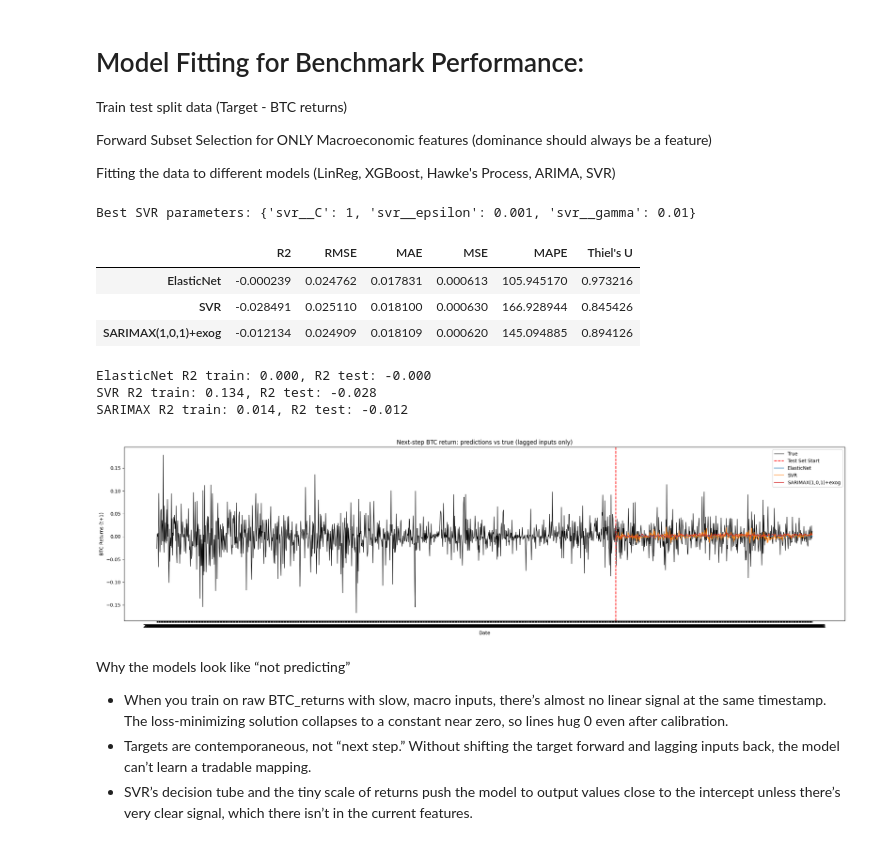
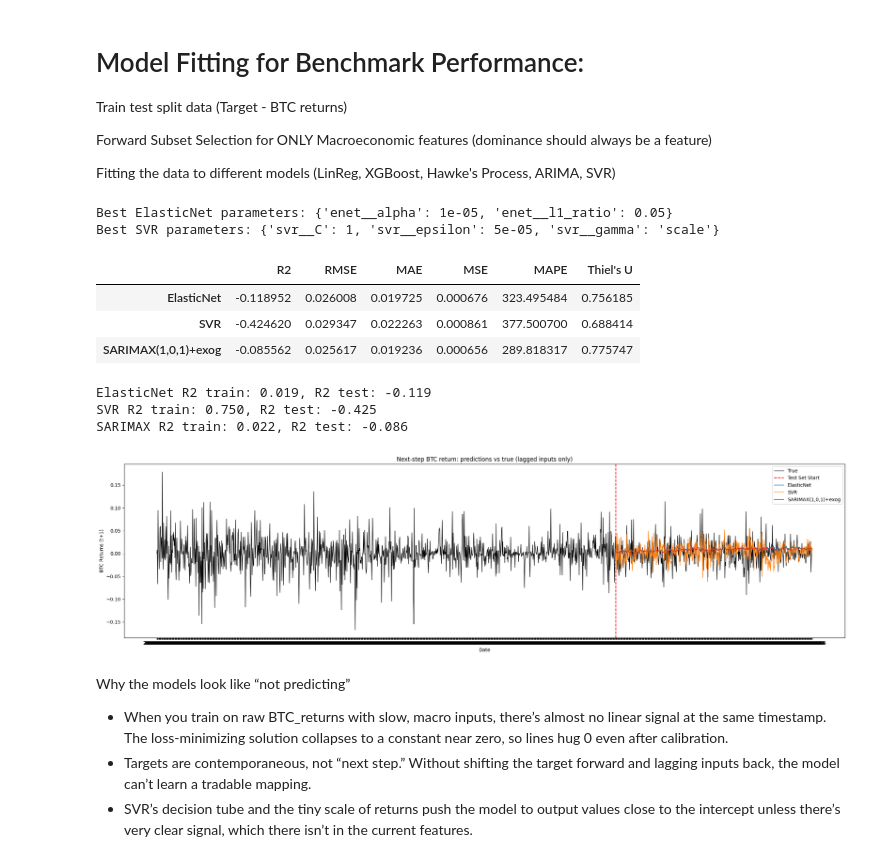
Before and after one commit to ohmjariwala/BTC-Return-Forecasting, a Jupyter notebook: btc_swing.ipynb, the cells around one changed output. Saved outputs shown, nothing was run; the diff lists cells and outputs as text; code cells hidden in the pictures.

```diff
--- a/btc_swing.ipynb
+++ b/btc_swing.ipynb
@@ -558,7 +558,6 @@ else:
         print("No FRED data was downloaded.")
 
 fred_data = fred_data.fillna(method='ffill')
-fred_data = fred_data.fillna(method='bfill')
 # %% [output]
 Downloaded FRED data:
 # %%
@@ -1149,0 +1149,15 @@ df_merged
+# %%
+# FEATURE ENGINEERING: use macro features at their levels (no percentage normalization)
+import numpy as np
+import pandas as pd
+
+if 'df_merged' not in globals():
+    raise RuntimeError("df_merged not found. Run previous cells to build df_merged.")
+
+# Optionally drop any previously-created percentage columns to avoid accidental use
+pct_cols_existing = [c for c in df_merged.columns if c.endswith('_pct')]
+if pct_cols_existing:
+    df_merged = df_merged.drop(columns=pct_cols_existing)
+    print(f"Removed {len(pct_cols_existing)} previously-created *_pct columns. Keeping level features only.")
+else:
+    print("No *_pct columns found. Using level macro features as-is.")
@@ -1163,8 +1179,8 @@ import warnings
 from sklearn.model_selection import TimeSeriesSplit, GridSearchCV
 from sklearn.pipeline import Pipeline
 from sklearn.preprocessing import StandardScaler
-from sklearn.linear_model import ElasticNetCV, LinearRegression
-from sklearn.metrics import r2_score, mean_squared_error, mean_absolute_error
+from sklearn.linear_model import ElasticNet, ElasticNetCV, LinearRegression
+from sklearn.metrics import r2_score, mean_squared_error, mean_absolute_error, make_scorer
 from sklearn.svm import SVR
 from statsmodels.tsa.statespace.sarimax import SARIMAX
 from statsmodels.tools.sm_exceptions import ConvergenceWarning
@@ -1196,10 +1212,11 @@ def eval_metrics(y_true, y_pred):
 
 # ----- Build a forecasting dataset: y(t+1) from only info available at t -----
 macro_features = ['GASREGW', 'DCOILWTICO', 'WTISPLC']
+# Use level macro features (no percentage normalization) with a 1-day lag
 present_macros = [c for c in macro_features if c in df_merged.columns]
 if len(present_macros) != len(macro_features):
-    missing = [c for c in macro_features if c not in present_macros]
-    print(f"Warning: missing macro features: {missing}")
+    missing = [c for c in macro_features if c not in df_merged.columns]
+    print(f"Warning: missing macro level features: {missing}")
 
 df = df_merged.sort_index().copy()
 
@@ -1238,14 +1255,22 @@ preds_test = {}
 
 # ----- ElasticNet (robust for tiny signals) -----
 tscv = TimeSeriesSplit(n_splits=5)
-enet = Pipeline([
+# Use GridSearchCV with Thiel's U as objective
+enet_pipe = Pipeline([
     ('scaler', StandardScaler()),
-    ('enet', ElasticNetCV(l1_ratio=[0.05, 0.2, 0.5, 0.8, 0.95], alphas=np.logspace(-5, -1, 15), cv=tscv, max_iter=20000))
+    ('enet', ElasticNet(max_iter=20000))
 ])
-enet.fit(X_train, y_train)
-y_pred_enet = enet.predict(X_test)
+enet_param_grid = {
+    'enet__l1_ratio': [0.05, 0.2, 0.5, 0.8, 0.95],
+    'enet__alpha': list(np.logspace(-5, -1, 15))
+}
+thiels_scorer = make_scorer(thiels_u, greater_is_better=False)
+enet_grid = GridSearchCV(enet_pipe, enet_param_grid, cv=tscv, scoring=thiels_scorer, n_jobs=-1, refit=True)
+enet_grid.fit(X_train, y_train)
+y_pred_enet = enet_grid.predict(X_test)
 results['ElasticNet'] = eval_metrics(y_test.values, y_pred_enet)
 preds_test['ElasticNet'] = y_pred_enet
+print("Best ElasticNet parameters:", enet_grid.best_params_)
 
 # ----- SVR tuned on the correct scale (very small epsilon) -----
 svr_pipe = Pipeline([
@@ -1258,7 +1283,9 @@ param_grid = {
     'svr__gamma': ['scale', 'auto', 0.01, 0.1]
 
 }
-svr_grid = GridSearchCV(svr_pipe, param_grid, cv=tscv, scoring='neg_mean_squared_error', n_jobs=-1, refit=True)
+# Thiel's U scorer (lower is better) for CV
+thiels_scorer = make_scorer(thiels_u, greater_is_better=False)
+svr_grid = GridSearchCV(svr_pipe, param_grid, cv=tscv, scoring=thiels_scorer, n_jobs=-1, refit=True)
 svr_grid.fit(X_train, y_train)
 y_pred_svr = svr_grid.predict(X_test)
 results['SVR'] = eval_metrics(y_test.values, y_pred_svr)
@@ -1284,45 +1311,46 @@ def overfit_note(model, y_tr_pred, y_ts_pred):
     print(f"{model} R2 train: {r2_score(y_train, y_tr_pred):.3f}, R2 test: {r2_score(y_test, y_ts_pred):.3f}")
 
 try:
-    overfit_note("ElasticNet", enet.predict(X_train), y_pred_enet)
+    overfit_note("ElasticNet", enet_grid.predict(X_train), y_pred_enet)
 except Exception:
     pass
 try:
     overfit_note("SVR", svr_grid.predict(X_train), y_pred_svr)
 except Exception:
     pass
 try:
     overfit_note("SARIMAX", sarimax_fit.predict(start=y_train.index[0], end=y_train.index[-1], exog=X_train), y_pred_sarimax)
 except Exception:
     pass
 
 # ----- Plot -----
 import matplotlib.pyplot as plt
 plt.figure(figsize=(22, 6))
 plt.plot(y.index, y.values, color='k', lw=1.0, label='True')
 test_start_time = y_test.index[0]
 plt.axvline(test_start_time, color='r', linestyle='--', lw=1.5, label='Test Set Start')
 
 colors = {'ElasticNet': 'C0', 'SVR': 'C1', 'SARIMAX(1,0,1)+exog': 'C3'}
 for name, pred in preds_test.items():
     plt.plot(y_test.index, pred, lw=1.2, label=name, color=colors.get(name, None), alpha=0.95)
 
 plt.title('Next-step BTC return: predictions vs true (lagged inputs only)')
 plt.xlabel('Date')
 plt.ylabel('BTC Returns (t+1)')
 plt.legend()
 plt.tight_layout()
 plt.show()
 # %% [output]
-Best SVR parameters: {'svr__C': 1, 'svr__epsilon': 0.001, 'svr__gamma': 0.01}
+Best ElasticNet parameters: {'enet__alpha': 1e-05, 'enet__l1_ratio': 0.05}
+Best SVR parameters: {'svr__C': 1, 'svr__epsilon': 5e-05, 'svr__gamma': 'scale'}
 |  | R2 | RMSE | MAE | MSE | MAPE | Thiel's U |
-| ElasticNet | -0.000239 | 0.024762 | 0.017831 | 0.000613 | 105.945170 | 0.973216 |
-| SVR | -0.028491 | 0.025110 | 0.018100 | 0.000630 | 166.928944 | 0.845426 |
-| SARIMAX(1,0,1)+exog | -0.012134 | 0.024909 | 0.018109 | 0.000620 | 145.094885 | 0.894126 |
+| ElasticNet | -0.118952 | 0.026008 | 0.019725 | 0.000676 | 323.495484 | 0.756185 |
+| SVR | -0.424620 | 0.029347 | 0.022263 | 0.000861 | 377.500700 | 0.688414 |
+| SARIMAX(1,0,1)+exog | -0.085562 | 0.025617 | 0.019236 | 0.000656 | 289.818317 | 0.775747 |
-ElasticNet R2 train: 0.000, R2 test: -0.000
-SVR R2 train: 0.134, R2 test: -0.028
-SARIMAX R2 train: 0.014, R2 test: -0.012
+ElasticNet R2 train: 0.019, R2 test: -0.119
+SVR R2 train: 0.750, R2 test: -0.425
+SARIMAX R2 train: 0.022, R2 test: -0.086
-[figure, old version]
+[figure, new version]
 # %% [markdown]
 Why the models look like “not predicting”
 
```
Also changed, not shown: parts of 19 cells of this notebook, 2 other files.
